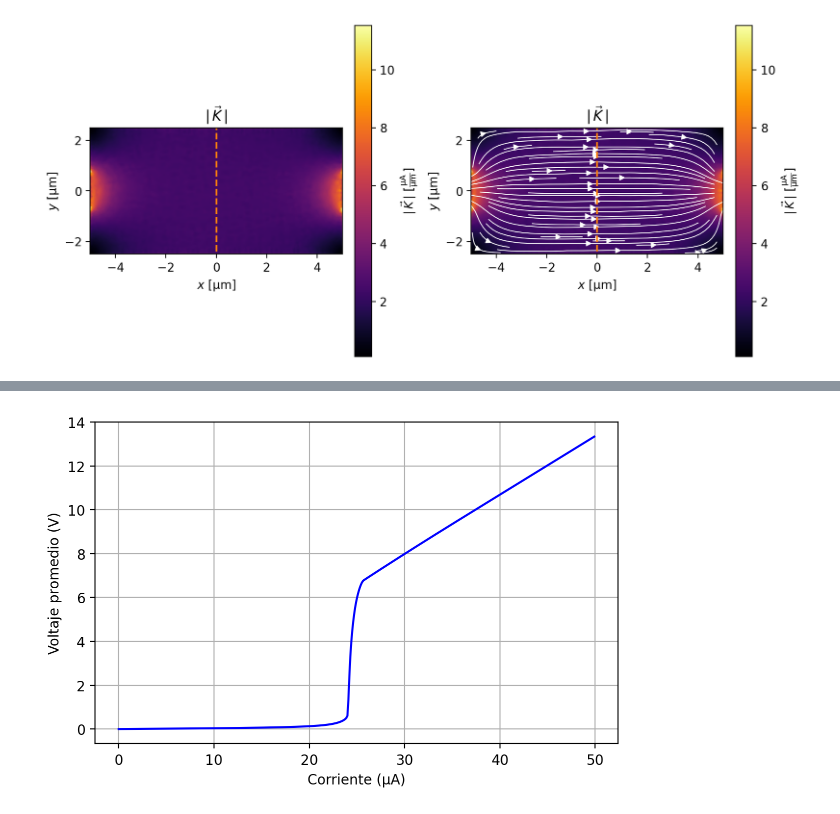
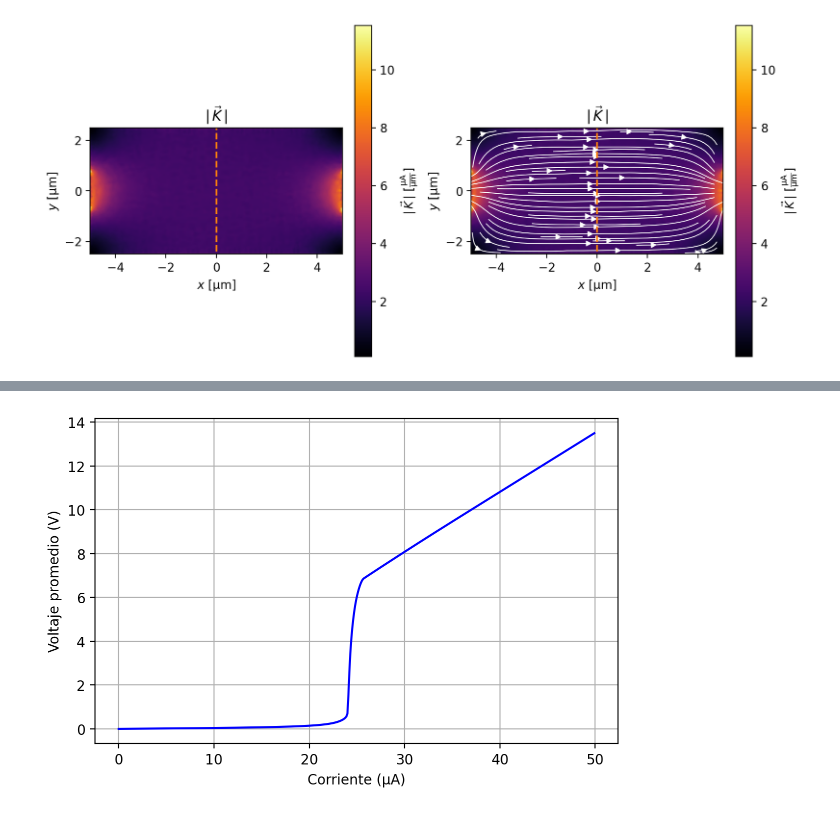
Before and after one commit to kyziak-old/electrodinamica2-proyecto, a Jupyter notebook: proyecto-electrodinamica.ipynb, the cells around one changed output, grey strips where cells are left out. Drawn from its saved outputs; the diff is of its cells as text; code cells hidden in the pictures.

```diff
--- a/proyecto-electrodinamica.ipynb
+++ b/proyecto-electrodinamica.ipynb
@@ -162,12 +143,16 @@ for i in range(0, len(voltages)):
 # %%
-voltages = [-v for v in voltages]
+df = pd.read_csv(csv_path)
+arr = df.to_numpy()
+
+voltages = [a[1] for a in arr]
+intensities = [a[0] for a in arr]
 
 plt.figure(figsize=(6, 4))
 plt.plot(intensities, voltages, linestyle='-', color='blue')
 plt.xlabel('Corriente (µA)')
 plt.ylabel('Voltaje promedio (V)')
 plt.grid(True)
 plt.tight_layout()
 plt.show()
 # %% [output]
-[figure, old version]
+[figure, new version]
```
Also changed, not shown: parts of 3 cells of this notebook, 1 other file.
